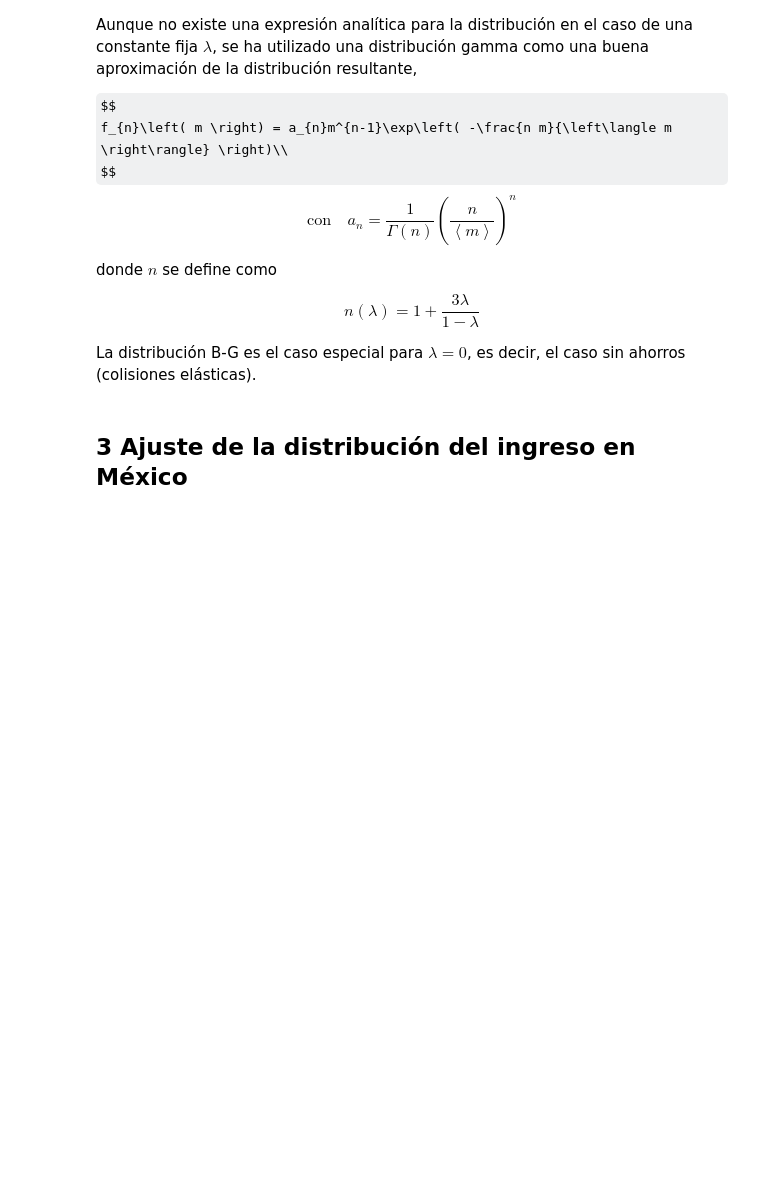
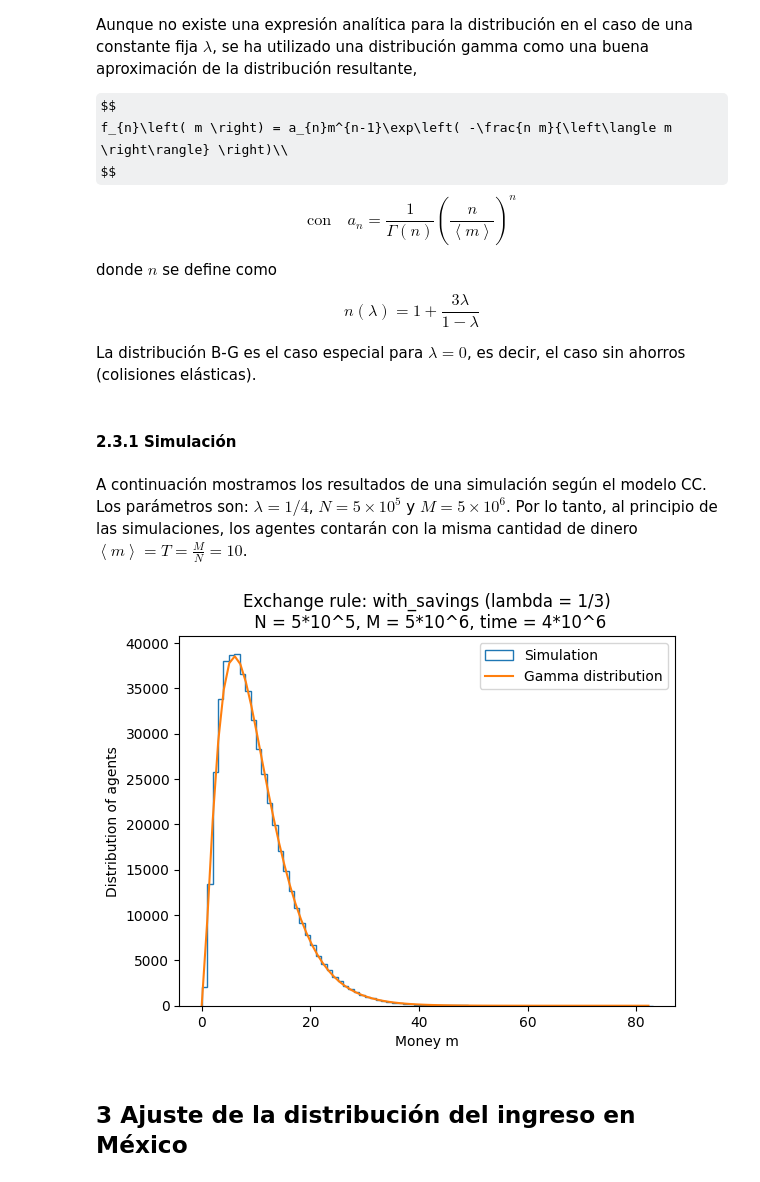
Before and after one commit to MJLRoad/Modelado_RAE, a Jupyter notebook: Simulaciones_02.ipynb, the cells around one changed output. Drawn from its saved outputs; the diff is of its cells as text; code cells hidden in the pictures; some formulas as TeX source; blank space fills up the shorter version.

```diff
--- a/Simulaciones_02.ipynb
+++ b/Simulaciones_02.ipynb
@@ -127,3 +127,7 @@ n\left( \lambda \right) = 1 + \frac{3\lambda}{1-\lambda}
 $$
 
 La distribución B-G es el caso especial para $\lambda = 0$, es decir, el caso sin ahorros (colisiones elásticas).
+# %% [markdown]
+#### 2.3.1 Simulación
+# %% [markdown]
+A continuación mostramos los resultados de una simulación según el modelo CC. Los parámetros son: $\lambda = 1/4$, $N = 5 \times 10^{5}$ y $M = 5 \times 10^{6}$. Por lo tanto, al principio de las simulaciones, los agentes contarán con la misma cantidad de dinero $\left\langle m \right\rangle = T = \frac{M}{N} = 10$.
@@ -130,2 +155,35 @@ La distribución B-G es el caso especial para $\lambda = 0$, es decir, el caso s
+# %%
+# Se crean a los agentes
+agents_list = [Agent_03(money=T, lbda=lbda) for i in range(N)] # Todos los agentes tienen la misma cantidad de dinero
+# Simulación
+for i in range(t_steps):
+    agent_i_index = randint(0,N-1)
+    agent_j_index = randint(0,N-1) # se elige un par de agentes al azar para hacer transacción
+    coin_flip = randint(0,1)
+    loser_index = [agent_i_index,agent_j_index][coin_flip] # Uno de los agentes se selecciona al azar como el perdedor
+    winner_index = [agent_i_index, agent_j_index][1-coin_flip]
+    # El perdedor le paga al ganador
+    agents_list[loser_index].pay(payee=agents_list[winner_index])
+# %%
+# Datos para el histograma
+final_m_array = np.array([agent.money for agent in agents_list])
+nb_bins = int(max(final_m_array))
+
+# Distribución Gamma
+m_values = np.linspace(0,max(final_m_array),nb_bins)
+n = 1 + (3*lbda)/(1-lbda)
+an = (1/gamma(n))*(n/T)**n
+P_values = N*an*(m_values**(n-1))*np.exp(-n*m_values/T)
+
+plt.hist(final_m_array, bins=range(nb_bins+2), label="Simulation", histtype='step')
+plt.plot(m_values, P_values, label="Gamma distribution")
+plt.title(f"Exchange rule: {exchange_rule} (lambda = 1/3)\n N = 5*10^{Nexp}, M = 5*10^{Mexp}, time = 4*10^{texp}")
+plt.xlabel("Money m")
+plt.ylabel("Distribution of agents")
+#plt.yscale('log')
+plt.legend()
+plt.show()
+# %% [output]
+[figure, added]
 # %% [markdown]
 ## 3 Ajuste de la distribución del ingreso en México
```
Also changed, not shown: parts of 12 cells of this notebook, 5 other files.
